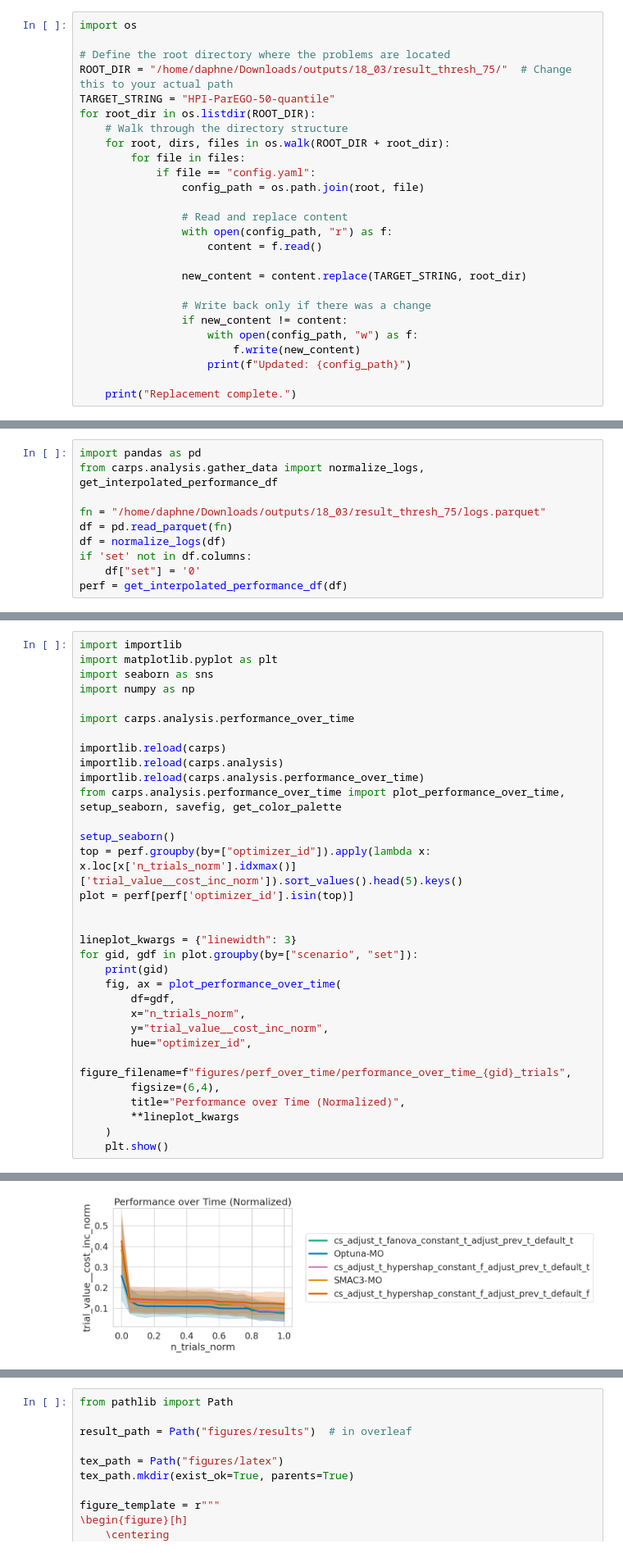
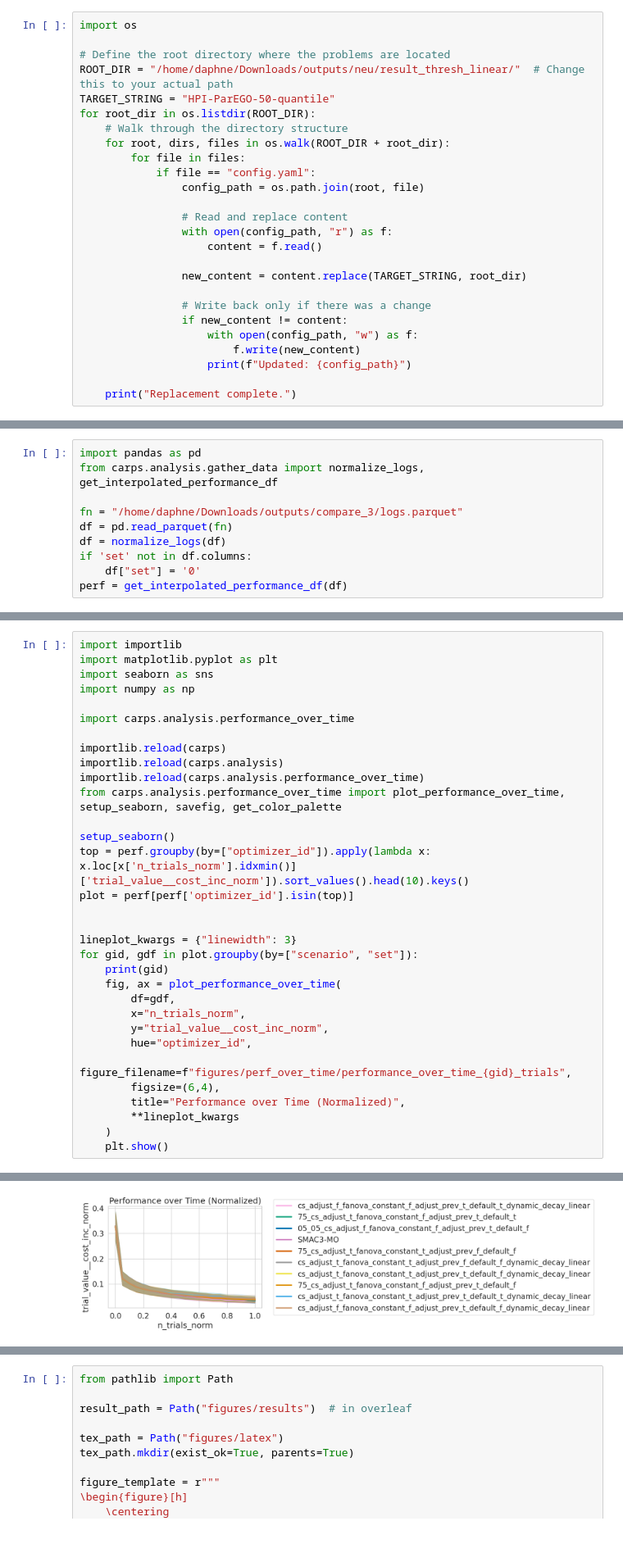
Before and after one commit to daphne12345/package_hpi_parego, a Jupyter notebook: plot_supplemental.ipynb, the cells around one changed output, grey strips where cells are left out. Shown at 82% size. Saved outputs shown, nothing was run; the diff lists cells and outputs as text.

```diff
--- a/plot_supplemental.ipynb
+++ b/plot_supplemental.ipynb
@@ -2,7 +2,7 @@
 import os
 
 # Define the root directory where the problems are located
-ROOT_DIR = "/home/daphne/Downloads/outputs/18_03/result_thresh_75/"  # Change this to your actual path
+ROOT_DIR = "/home/daphne/Downloads/outputs/neu/result_thresh_linear/"  # Change this to your actual path
 TARGET_STRING = "HPI-ParEGO-50-quantile"
 for root_dir in os.listdir(ROOT_DIR):
     # Walk through the directory structure
@@ -46,7 +123,7 @@ Replacement complete.
 import pandas as pd
 from carps.analysis.gather_data import normalize_logs, get_interpolated_performance_df
 
-fn = "/home/daphne/Downloads/outputs/18_03/result_thresh_75/logs.parquet"
+fn = "/home/daphne/Downloads/outputs/compare_3/logs.parquet"
 df = pd.read_parquet(fn)
 df = normalize_logs(df)
 if 'set' not in df.columns:
@@ -122,32 +199,32 @@ import matplotlib.pyplot as plt
 import seaborn as sns
 import numpy as np
 
 import carps.analysis.performance_over_time
 
 importlib.reload(carps)
 importlib.reload(carps.analysis)
 importlib.reload(carps.analysis.performance_over_time)
 from carps.analysis.performance_over_time import plot_performance_over_time, setup_seaborn, savefig, get_color_palette
 
 setup_seaborn()
-top = perf.groupby(by=["optimizer_id"]).apply(lambda x: x.loc[x['n_trials_norm'].idxmax()]['trial_value__cost_inc_norm']).sort_values().head(5).keys()
+top = perf.groupby(by=["optimizer_id"]).apply(lambda x: x.loc[x['n_trials_norm'].idxmin()]['trial_value__cost_inc_norm']).sort_values().head(10).keys()
 plot = perf[perf['optimizer_id'].isin(top)]
 
 
 lineplot_kwargs = {"linewidth": 3}
 for gid, gdf in plot.groupby(by=["scenario", "set"]):
     print(gid)
     fig, ax = plot_performance_over_time(
         df=gdf,
         x="n_trials_norm",
         y="trial_value__cost_inc_norm",
         hue="optimizer_id",
         figure_filename=f"figures/perf_over_time/performance_over_time_{gid}_trials",
         figsize=(6,4),
         title="Performance over Time (Normalized)",
         **lineplot_kwargs
     )
     plt.show()
 # %% [output]
 ('multi-objective', '0')
-[figure, old version]
+[figure, new version]
```
Also changed, not shown: parts of 18 cells of this notebook, 2 other files.
